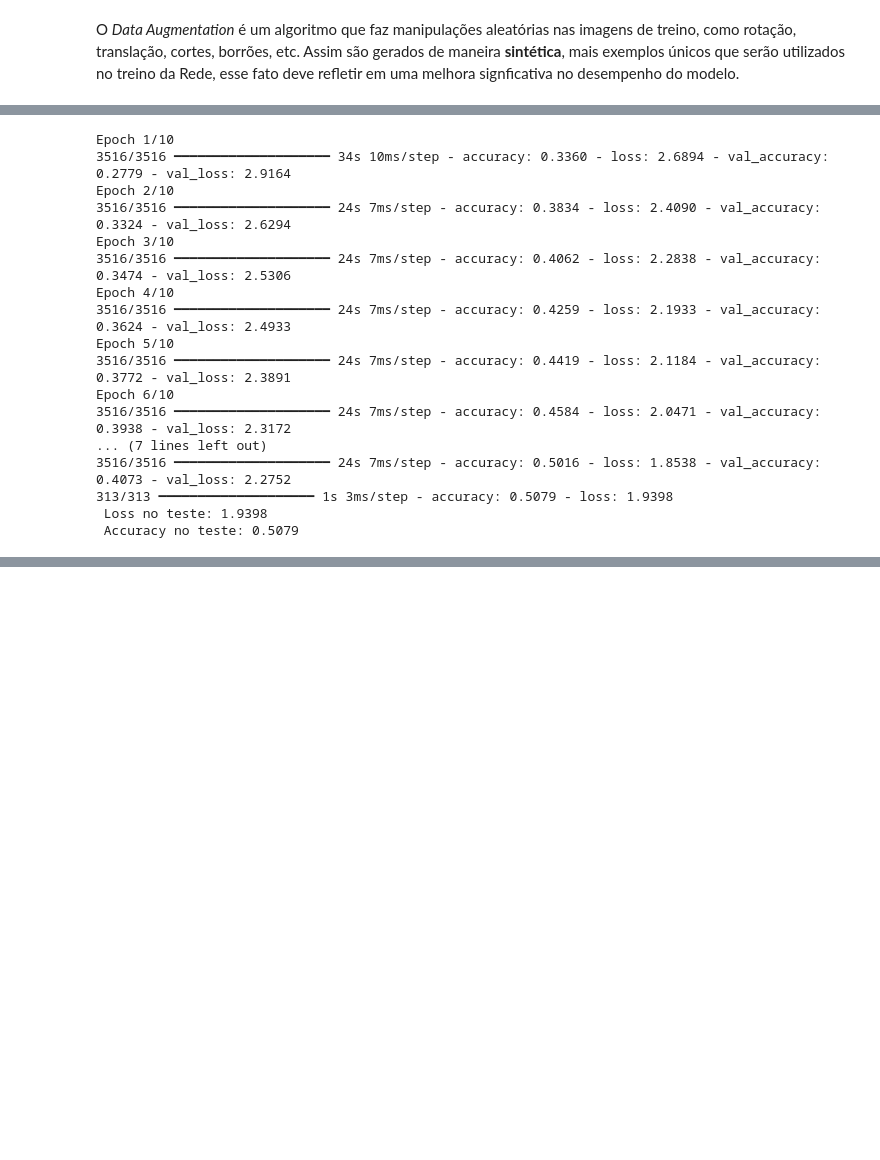
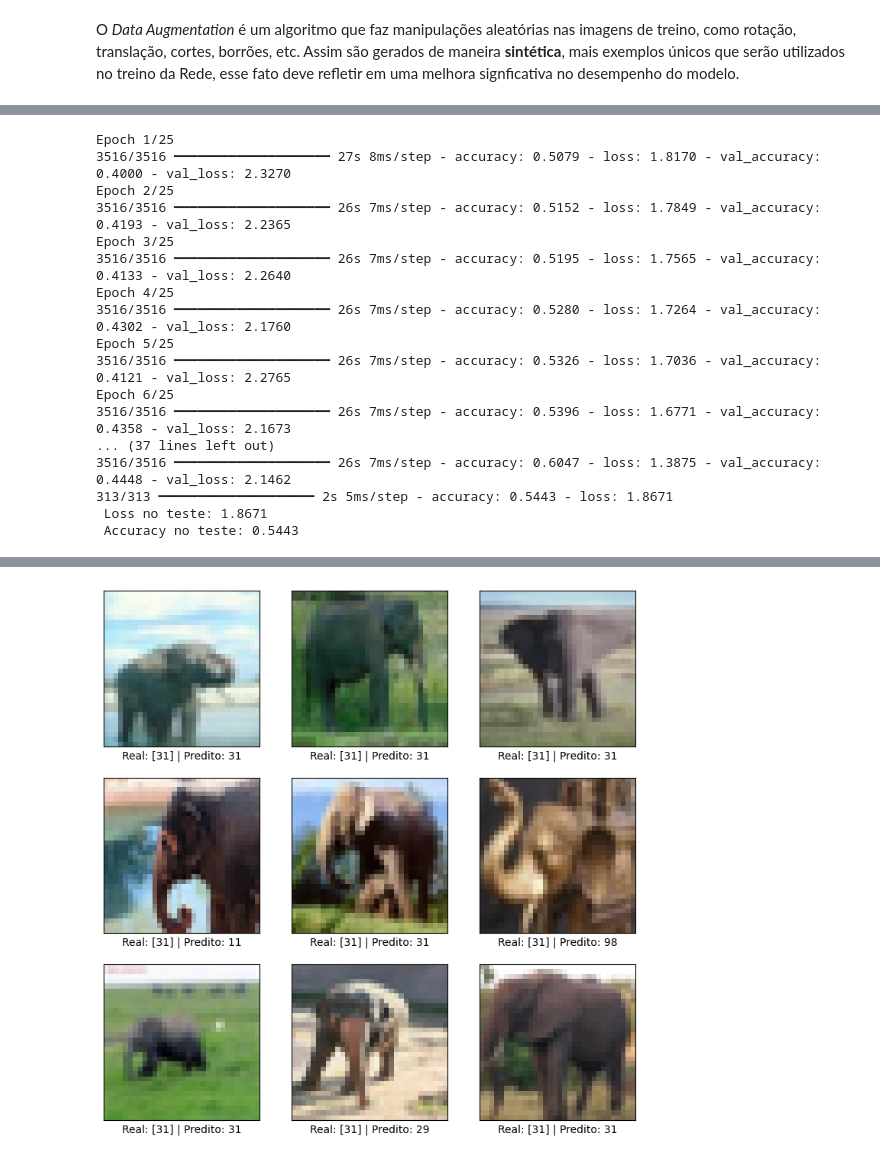
Before and after one commit to caioadlc/NN_and_DL, a Jupyter notebook: CNN_mnist_cifar.ipynb, the cells around one changed output, grey strips where cells are left out. Saved outputs shown, nothing was run; the diff lists cells and outputs as text; code cells hidden in the pictures; blank space fills up the shorter version.

```diff
--- a/CNN_mnist_cifar.ipynb
+++ b/CNN_mnist_cifar.ipynb
@@ -725,7 +728,7 @@ for i in range(3):
 # %%
 history3 = model_cnn.fit(train_images_cifar,
                         train_labels_cifar,
-                        epochs = 10,
+                        epochs = 25,
                         validation_split = 0.25)
 
 test_loss3, test_acc3 = model_cnn.evaluate(test_images_cifar, test_labels_cifar)
@@ -734,20 +737,36 @@ print(f' Loss no teste: {test_loss3:.4f}',
       '\n',
       f'Accuracy no teste: {test_acc3:.4f}')
 # %% [output]
-Epoch 1/10
-3516/3516 ━━━━━━━━━━━━━━━━━━━━ 34s 10ms/step - accuracy: 0.3360 - loss: 2.6894 - val_accuracy: 0.2779 - val_loss: 2.9164
-Epoch 2/10
-3516/3516 ━━━━━━━━━━━━━━━━━━━━ 24s 7ms/step - accuracy: 0.3834 - loss: 2.4090 - val_accuracy: 0.3324 - val_loss: 2.6294
-Epoch 3/10
-3516/3516 ━━━━━━━━━━━━━━━━━━━━ 24s 7ms/step - accuracy: 0.4062 - loss: 2.2838 - val_accuracy: 0.3474 - val_loss: 2.5306
-Epoch 4/10
-3516/3516 ━━━━━━━━━━━━━━━━━━━━ 24s 7ms/step - accuracy: 0.4259 - loss: 2.1933 - val_accuracy: 0.3624 - val_loss: 2.4933
-Epoch 5/10
-3516/3516 ━━━━━━━━━━━━━━━━━━━━ 24s 7ms/step - accuracy: 0.4419 - loss: 2.1184 - val_accuracy: 0.3772 - val_loss: 2.3891
-Epoch 6/10
-3516/3516 ━━━━━━━━━━━━━━━━━━━━ 24s 7ms/step - accuracy: 0.4584 - loss: 2.0471 - val_accuracy: 0.3938 - val_loss: 2.3172
-... (7 lines left out)
-3516/3516 ━━━━━━━━━━━━━━━━━━━━ 24s 7ms/step - accuracy: 0.5016 - loss: 1.8538 - val_accuracy: 0.4073 - val_loss: 2.2752
-313/313 ━━━━━━━━━━━━━━━━━━━━ 1s 3ms/step - accuracy: 0.5079 - loss: 1.9398
- Loss no teste: 1.9398
- Accuracy no teste: 0.5079
+Epoch 1/25
+3516/3516 ━━━━━━━━━━━━━━━━━━━━ 27s 8ms/step - accuracy: 0.5079 - loss: 1.8170 - val_accuracy: 0.4000 - val_loss: 2.3270
+Epoch 2/25
+3516/3516 ━━━━━━━━━━━━━━━━━━━━ 26s 7ms/step - accuracy: 0.5152 - loss: 1.7849 - val_accuracy: 0.4193 - val_loss: 2.2365
+Epoch 3/25
+3516/3516 ━━━━━━━━━━━━━━━━━━━━ 26s 7ms/step - accuracy: 0.5195 - loss: 1.7565 - val_accuracy: 0.4133 - val_loss: 2.2640
+Epoch 4/25
+3516/3516 ━━━━━━━━━━━━━━━━━━━━ 26s 7ms/step - accuracy: 0.5280 - loss: 1.7264 - val_accuracy: 0.4302 - val_loss: 2.1760
+Epoch 5/25
+3516/3516 ━━━━━━━━━━━━━━━━━━━━ 26s 7ms/step - accuracy: 0.5326 - loss: 1.7036 - val_accuracy: 0.4121 - val_loss: 2.2765
+Epoch 6/25
+3516/3516 ━━━━━━━━━━━━━━━━━━━━ 26s 7ms/step - accuracy: 0.5396 - loss: 1.6771 - val_accuracy: 0.4358 - val_loss: 2.1673
+... (37 lines left out)
+3516/3516 ━━━━━━━━━━━━━━━━━━━━ 26s 7ms/step - accuracy: 0.6047 - loss: 1.3875 - val_accuracy: 0.4448 - val_loss: 2.1462
+313/313 ━━━━━━━━━━━━━━━━━━━━ 2s 5ms/step - accuracy: 0.5443 - loss: 1.8671
+ Loss no teste: 1.8671
+ Accuracy no teste: 0.5443
+# %%
+imag_pred3 = model_cnn.predict(test_images_cifar)
+
+plt.figure(figsize=(9, 9))
+
+# encontra índices onde o label é 1
+idx_label_1 = np.where(test_labels_cifar == 31)[0]
+
+for i in range(9):
+    j = np.random.choice(idx_label_1)  # sorteia só entre label 1
+    plt.subplot(3, 3, i + 1)
+    plt.xticks([])
+    plt.yticks([])
+    plt.imshow(test_images_cifar[j], cmap='binary')
+    plt.xlabel(f'Real: {test_labels_cifar[j]} | Predito: {np.argmax(imag_pred3[j])}')
+# %% [output]
@@ -754 +774,2 @@ Epoch 6/10
+[figure, added]
 # %%
```
Also changed, not shown: parts of 13 cells of this notebook.
